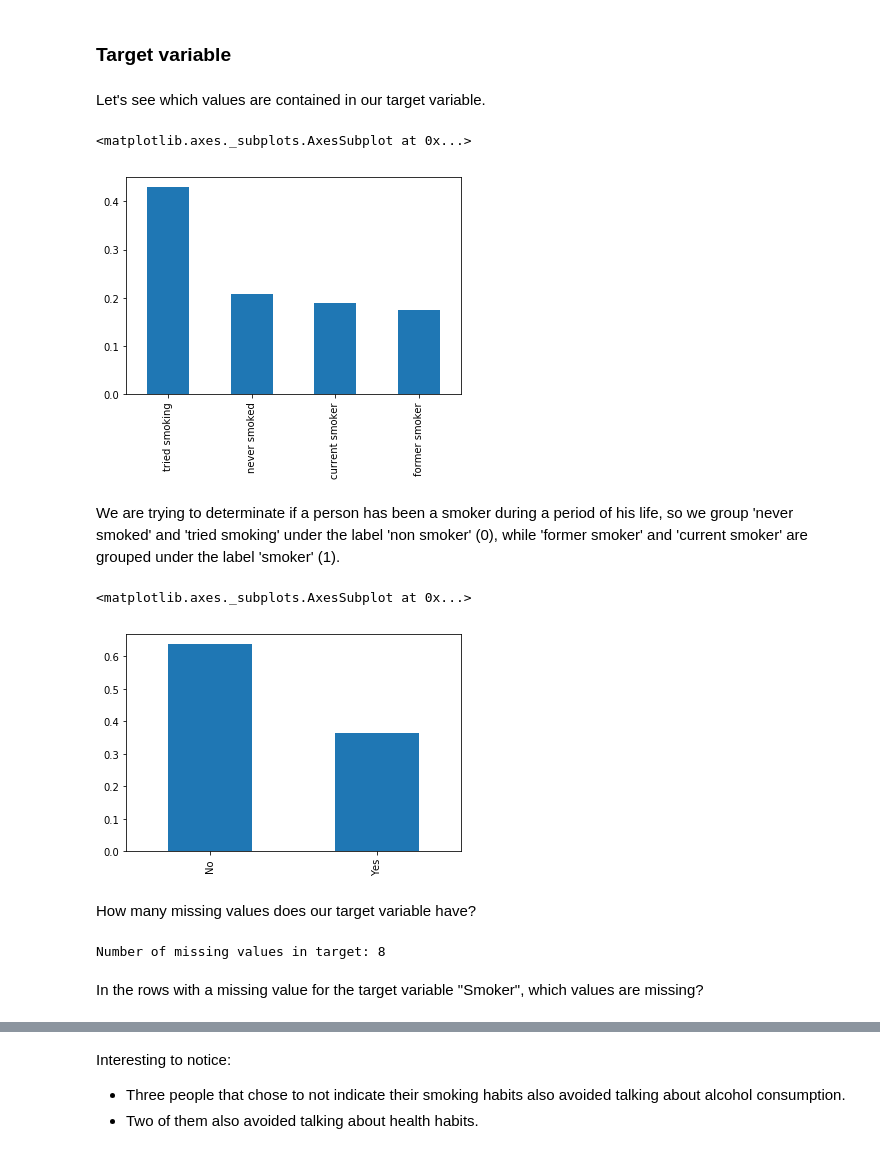
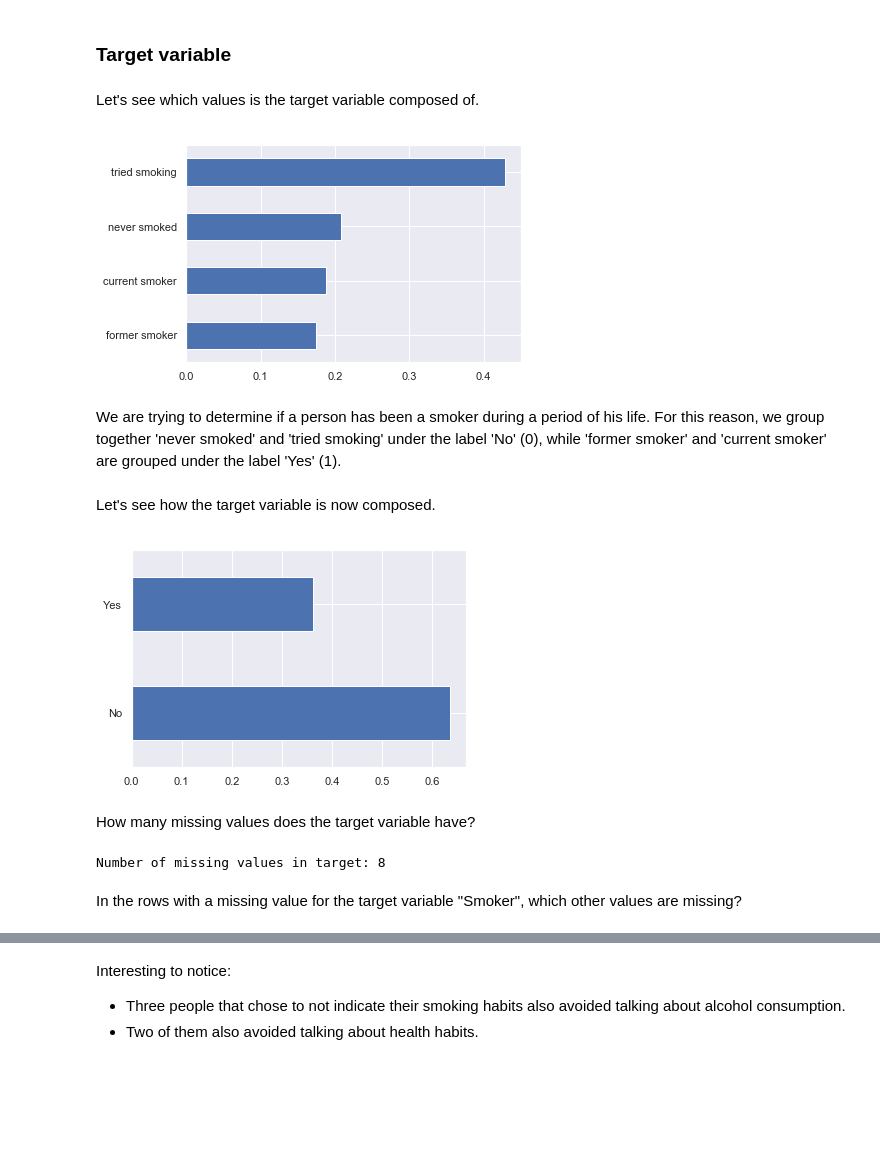
Before and after one commit to Shakk17/SmokerPredictor, a Jupyter notebook: data_analysis.ipynb, the cells around one changed output, grey strips where cells are left out. Saved outputs shown, nothing was run; the diff lists cells and outputs as text; code cells hidden in the pictures; blank space fills up the shorter version.

Commit message:
Added graphs - Part 2

```diff
--- a/data_analysis.ipynb
+++ b/data_analysis.ipynb
@@ -29,14 +32,13 @@ memory usage: 1.2+ MB
 # %% [markdown]
 ### Target variable
 # %% [markdown]
-Let's see which values are contained in our target variable.
+Let's see which values is the target variable composed of.
 # %%
-data["Smoking"].value_counts(normalize=True).plot.bar()
+data["Smoking"].value_counts(normalize=True).sort_values().plot(kind='barh');
 # %% [output]
-<matplotlib.axes._subplots.AxesSubplot at 0x...>
-[figure, old version]
+[figure, new version]
 # %% [markdown]
-We are trying to determinate if a person has been a smoker during a period of his life, so we group 'never smoked' and 'tried smoking' under the label 'non smoker' (0), while 'former smoker' and 'current smoker' are grouped under the label 'smoker' (1).
+We are trying to determine if a person has been a smoker during a period of his life. For this reason, we group together  'never smoked' and 'tried smoking' under the label 'No' (0), while 'former smoker' and 'current smoker' are grouped under the label 'Yes' (1).
 # %%
 data["Smoker"] = data["Smoking"].map({
     "never smoked": "No",
@@ -44,19 +46,20 @@ data["Smoker"] = data["Smoking"].map({
     "former smoker": "Yes",
     "current smoker": "Yes"})
 data.drop("Smoking", axis=1, inplace=True)
+# %% [markdown]
+Let's see how the target variable is now composed.
 # %%
-data["Smoker"].value_counts(normalize=True).plot.bar()
+data["Smoker"].value_counts(normalize=True).plot(kind='barh');
 # %% [output]
-<matplotlib.axes._subplots.AxesSubplot at 0x...>
-[figure, old version]
+[figure, new version]
 # %% [markdown]
-How many missing values does our target variable have?
+How many missing values does the target variable have?
 # %%
 print("Number of missing values in target: %d" % data["Smoker"].isnull().sum())
 # %% [output]
 Number of missing values in target: 8
 # %% [markdown]
-In the rows with a missing value for the target variable "Smoker", which values are missing?
+In the rows with a missing value for the target variable "Smoker", which other values are missing?
 # %%
 values_missing = dict()
 for index, row in data[data["Smoker"].isnull()].iterrows():
```
Also changed, not shown: parts of 38 cells of this notebook, 1 other file.
